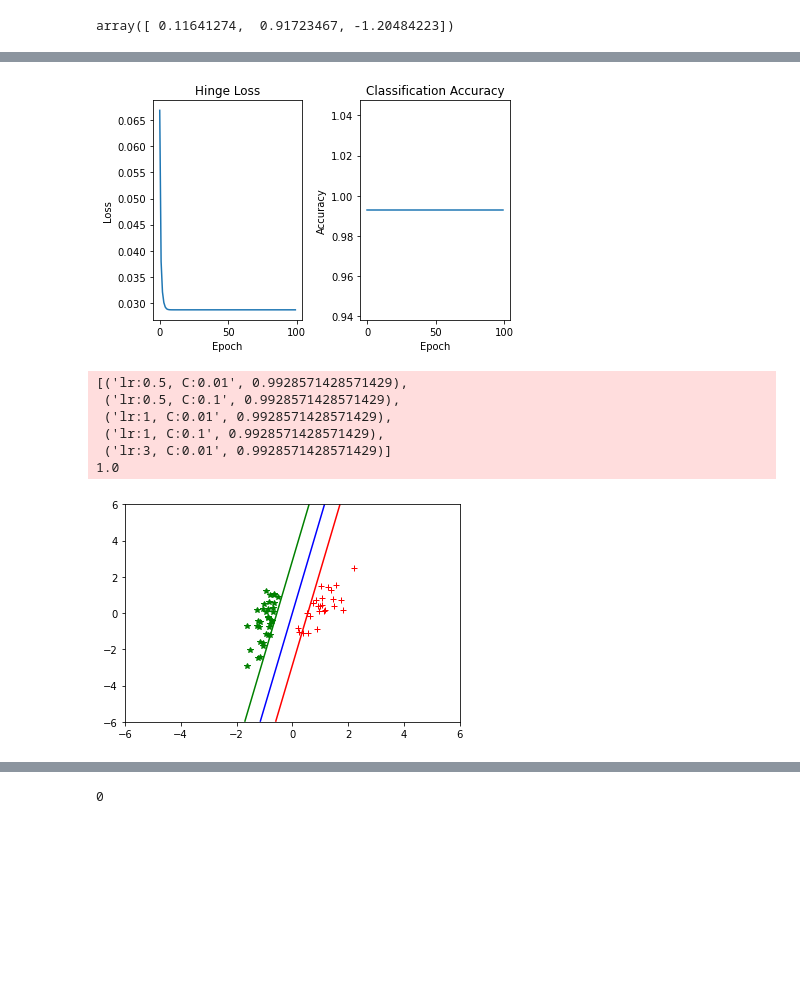
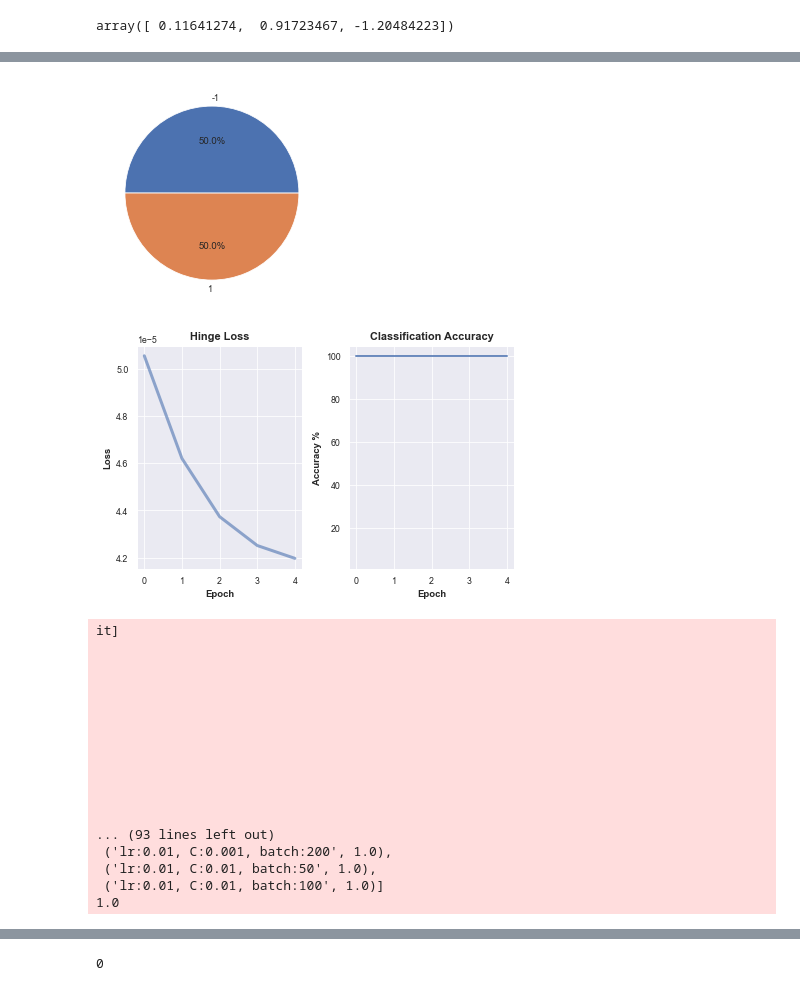
Before and after one commit to glarkstoat/SVM-using-SGD, a Jupyter notebook: test.ipynb, the cells around one changed output, grey strips where cells are left out. Drawn from its saved outputs; the diff is of its cells as text; code cells hidden in the pictures; blank space fills up the shorter version.

```diff
--- a/test.ipynb
+++ b/test.ipynb
@@ -31,58 +124,78 @@ array([ 0.11641274,  0.91723467, -1.20484223])
 # %%
-## Dataset tiny
+## Dataset large
 
 import matplotlib.pyplot as plt
 from DataLoader import *
 from LinearSVM import *
 
 dataloader = DataLoader()
-xtrain, xtest, ytrain, ytest = dataloader.get_toydata_tiny()
+xtrain, xtest, ytrain, ytest = dataloader.get_toydata_large()
 
-svm = LinearSVM(lr=0.5, C=0.01, max_iters=100, show_plot=False, batch_size=20)
-svm.fit(xtrain, ytrain)
+counts = dict()
+for x in np.unique(ytrain).astype(int):
+    counts[x] = np.count_nonzero(ytrain == x)
+
+plt.pie(x=counts.values(), labels=counts.keys(), autopct='%1.1f%%')
+plt.show() # roughly balanced data set
+
+svm = LinearSVM(lr=5, C=0.1, max_iters=5, show_plot=False, batch_size=200)
+svm.fit(xtrain, ytrain, tqdm_toggle=True)
 
 plt.subplot(1,2,1)
-plt.title("Hinge Loss")
-plt.plot(svm.losses)
-plt.xlabel("Epoch"); plt.ylabel("Loss")
+plt.title("Hinge Loss", fontweight="bold", fontsize=11)
+plt.plot(svm.losses, lw=3, alpha=0.6)
+plt.xlabel("Epoch", fontweight="bold"); plt.ylabel("Loss", fontweight="bold")
 
 plt.subplot(1,2,2)
-plt.title("Classification Accuracy")
-plt.plot(svm.accuracies)
-plt.xlabel("Epoch"); plt.ylabel("Accuracy")
+plt.title("Classification Accuracy", fontweight="bold", fontsize=11)
+plt.plot(svm.accuracies * 100, lw=2, alpha=0.8)
+plt.xlabel("Epoch", fontweight="bold"); plt.ylabel("Accuracy %", fontweight="bold")
+plt.ylim(min(svm.accuracies), 105)
 
 plt.tight_layout()
 plt.show()
 # %% [output]
-[figure, old version]
+[figure, new version]
+[figure, added]
 # %%
 from pprint import pprint
 from CV import cross_validation_score
 
-lrs = [0.01, 0.1, 0.5, 1, 3, 5, 7]; Cs = [0.01, 0.1, 0.5, 1, 3, 5, 7]
+lrs = [0.01, 0.5, 1]; Cs = [0.001, 0.01, 0.1]
+batch_sizes = [50, 100, 200]
 results = {}
 
 for lr in tqdm(lrs):
     for C in Cs:
-        svm = LinearSVM(lr=lr, C=C)
-        results[f'lr:{lr}, C:{C}'] = cross_validation_score(svm, xtrain, ytrain, k=5)
+        for batch in batch_sizes:
+            svm = LinearSVM(lr=lr, C=C, batch_size=batch, max_iters=3)
+            results[f'lr:{lr}, C:{C}, batch:{batch}'] = cross_validation_score(svm, xtrain, ytrain, k=5)
 
-results = sorted(results.items(), key=lambda l:l[1], reverse=True)[:5]
-pprint(results)
+results = sorted(results.items(), key=lambda l:l[1], reverse=True)
+pprint(results[:5])
 
 # best hyperparameters
 lr = 0.5; C = 0.01
-svm = LinearSVM(lr=lr, C=C)
+svm = LinearSVM(lr=lr, C=C, batch_size=200, max_iters=5)
 svm.fit(xtrain, ytrain)
 
 # classification accuracy
 print(svm.accuracy(np.c_[xtest, np.ones(xtest.shape[0])], ytest))
-svm.plot_margin(np.c_[xtest, np.ones(xtest.shape[0])], ytest)
 # %% [output]
-[('lr:0.5, C:0.01', 0.9928571428571429),
- ('lr:0.5, C:0.1', 0.9928571428571429),
- ('lr:1, C:0.01', 0.9928571428571429),
- ('lr:1, C:0.1', 0.9928571428571429),
- ('lr:3, C:0.01', 0.9928571428571429)]
+it]
+
+
+
+
+
+
+
+
+
+
+
+... (93 lines left out)
+ ('lr:0.01, C:0.001, batch:200', 1.0),
+ ('lr:0.01, C:0.01, batch:50', 1.0),
+ ('lr:0.01, C:0.01, batch:100', 1.0)]
 1.0
-[figure, removed]
```
Also changed, not shown: parts of 9 cells of this notebook, 3 other files.
